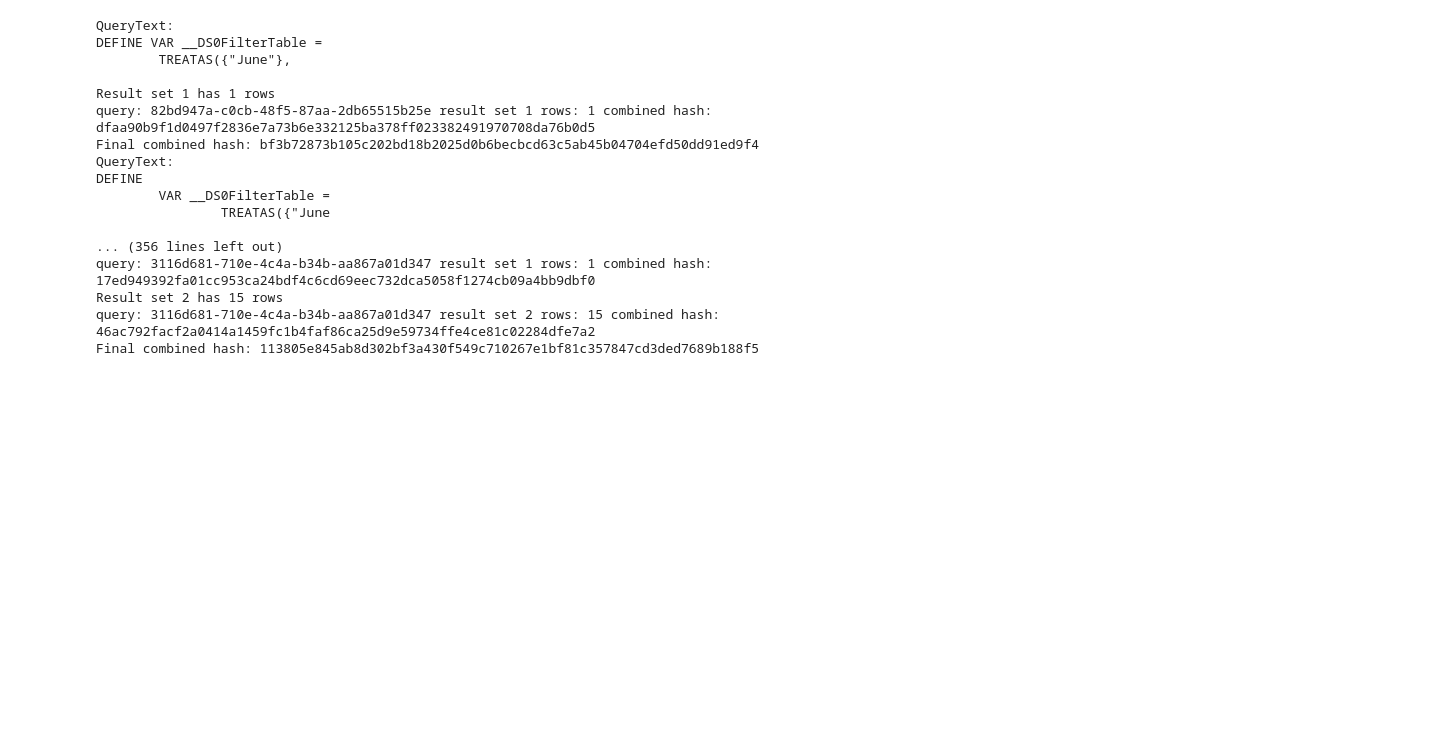
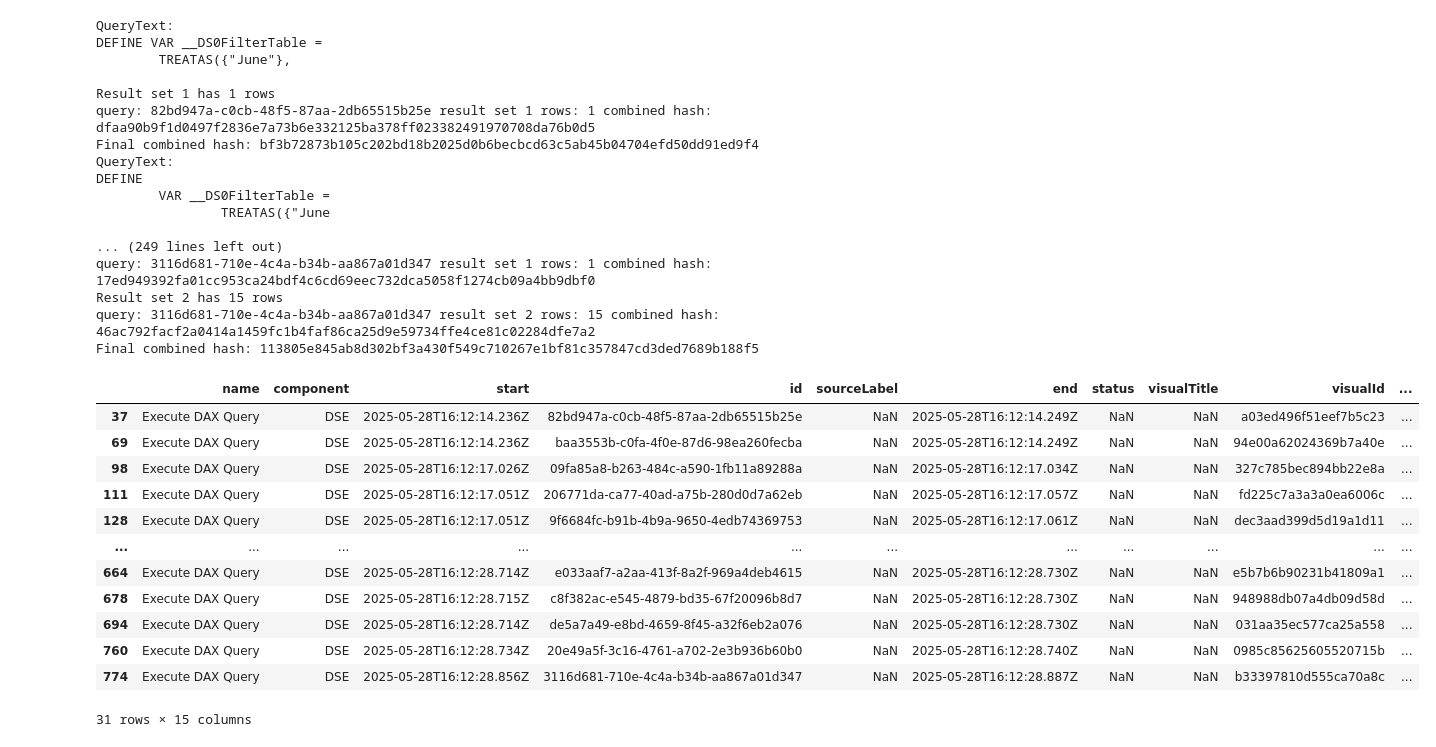
Before and after one commit to CoreBTS/powerbi-regression-tester, a Jupyter notebook: T3.ipynb, the cells around one changed output. Cells and saved outputs as stored; diff of their text form; code cells hidden in the pictures; blank space fills up the shorter version.

Commit message:
Added visualID

```diff
--- a/T3.ipynb
+++ b/T3.ipynb
@@ -19,6 +19,25 @@ json_path = "Sales & Returns Sample v201912.json"
 with open(json_path, "r", encoding="utf-8-sig") as f:
     data = json.load(f)
 
+events = data["events"]
+events = data.get("events", [])
+
+# Build a lookup dictionary for fast id -> node access
+id_map = {event['id']: event for event in events if 'id' in event}
+
+def find_visual_id(id_map, start_id):
+    current_id = start_id
+    while current_id:
+        node = id_map.get(current_id)
+        if not node:
+            break
+        metrics = node.get('metrics', {})
+        visual_id = metrics.get('visualId')
+        if visual_id:
+            return visual_id
+        current_id = node.get('parentId')
+    return None
+
 # Flatten metrics into top-level columns
 def flatten_event(event):
     flat = event.copy()
@@ -30,11 +49,15 @@ flat_events = [flatten_event(e) for e in data.get("events", [])]
 
 df = pd.DataFrame(flat_events)
 
+# Apply to each row in the DataFrame to get a new column with the visualId
+df['visualId'] = df['id'].apply(lambda x: find_visual_id(id_map, x))
+
 pd.set_option('display.max_columns', None)  # Show all columns
 pd.set_option('display.max_rows', 20)
 #print(df.head())
 
 filtered_df = df[df['name'] == 'Execute DAX Query'].copy()
+filtered_df.drop_duplicates(inplace=True)
 
 # filtered_df = df[
 #     (df['name'] == 'Execute DAX Query') &
@@ -98,31 +121,47 @@ with Pyadomd(connection_string) as conn:
                     result_set_index += 1
                     has_next = cur.nextresult()
 
                 if query_hashes:
                     combined = '|'.join(query_hashes)
                     combined_query_hash = hashlib.sha256(combined.encode('utf-8')).hexdigest()
                     print(f"Final combined hash: {combined_query_hash}")
 
                     # Store in filtered_df (for the first result set only, or adjust as needed)
                     filtered_df.loc[idx, 'combined_query_hash'] = combined_query_hash
 
         except Exception as e:
             print(f"Error executing query {query_id}: {e}\n")
+
+filtered_df
+# filtered_df.to_csv("filtered_df.csv", index=False)
 # %% [output]
 QueryText:
 DEFINE VAR __DS0FilterTable =
         TREATAS({"June"},
 
 Result set 1 has 1 rows
 query: 82bd947a-c0cb-48f5-87aa-2db65515b25e result set 1 rows: 1 combined hash: dfaa90b9f1d0497f2836e7a73b6e332125ba378ff023382491970708da76b0d5
 Final combined hash: bf3b72873b105c202bd18b2025d0b6becbcd63c5ab45b04704efd50dd91ed9f4
 QueryText:
 DEFINE
         VAR __DS0FilterTable =
                 TREATAS({"June
 
-... (356 lines left out)
+... (249 lines left out)
 query: 3116d681-710e-4c4a-b34b-aa867a01d347 result set 1 rows: 1 combined hash: 17ed949392fa01cc953ca24bdf4c6cd69eec732dca5058f1274cb09a4bb9dbf0
 Result set 2 has 15 rows
 query: 3116d681-710e-4c4a-b34b-aa867a01d347 result set 2 rows: 15 combined hash: 46ac792facf2a0414a1459fc1b4faf86ca25d9e59734ffe4ce81c02284dfe7a2
 Final combined hash: 113805e845ab8d302bf3a430f549c710267e1bf81c357847cd3ded7689b188f5
+|  | name | component | start | id | sourceLabel | end | status | visualTitle | visualId | ... |
+| 37 | Execute DAX Query | DSE | 2025-05-28T16:12:14.236Z | 82bd947a-c0cb-48f5-87aa-2db65515b25e | NaN | 2025-05-28T16:12:14.249Z | NaN | NaN | a03ed496f51eef7b5c23 | ... |
+| 69 | Execute DAX Query | DSE | 2025-05-28T16:12:14.236Z | baa3553b-c0fa-4f0e-87d6-98ea260fecba | NaN | 2025-05-28T16:12:14.249Z | NaN | NaN | 94e00a62024369b7a40e | ... |
+| 98 | Execute DAX Query | DSE | 2025-05-28T16:12:17.026Z | 09fa85a8-b263-484c-a590-1fb11a89288a | NaN | 2025-05-28T16:12:17.034Z | NaN | NaN | 327c785bec894bb22e8a | ... |
+| 111 | Execute DAX Query | DSE | 2025-05-28T16:12:17.051Z | 206771da-ca77-40ad-a75b-280d0d7a62eb | NaN | 2025-05-28T16:12:17.057Z | NaN | NaN | fd225c7a3a3a0ea6006c | ... |
+| 128 | Execute DAX Query | DSE | 2025-05-28T16:12:17.051Z | 9f6684fc-b91b-4b9a-9650-4edb74369753 | NaN | 2025-05-28T16:12:17.061Z | NaN | NaN | dec3aad399d5d19a1d11 | ... |
+| ... | ... | ... | ... | ... | ... | ... | ... | ... | ... | ... |
+| 664 | Execute DAX Query | DSE | 2025-05-28T16:12:28.714Z | e033aaf7-a2aa-413f-8a2f-969a4deb4615 | NaN | 2025-05-28T16:12:28.730Z | NaN | NaN | e5b7b6b90231b41809a1 | ... |
+| 678 | Execute DAX Query | DSE | 2025-05-28T16:12:28.715Z | c8f382ac-e545-4879-bd35-67f20096b8d7 | NaN | 2025-05-28T16:12:28.730Z | NaN | NaN | 948988db07a4db09d58d | ... |
+| 694 | Execute DAX Query | DSE | 2025-05-28T16:12:28.714Z | de5a7a49-e8bd-4659-8f45-a32f6eb2a076 | NaN | 2025-05-28T16:12:28.730Z | NaN | NaN | 031aa35ec577ca25a558 | ... |
+| 760 | Execute DAX Query | DSE | 2025-05-28T16:12:28.734Z | 20e49a5f-3c16-4761-a702-2e3b936b60b0 | NaN | 2025-05-28T16:12:28.740Z | NaN | NaN | 0985c85625605520715b | ... |
+| 774 | Execute DAX Query | DSE | 2025-05-28T16:12:28.856Z | 3116d681-710e-4c4a-b34b-aa867a01d347 | NaN | 2025-05-28T16:12:28.887Z | NaN | NaN | b33397810d555ca70a8c | ... |
+31 rows × 15 columns
```
Also changed, not shown: 2 other files.
